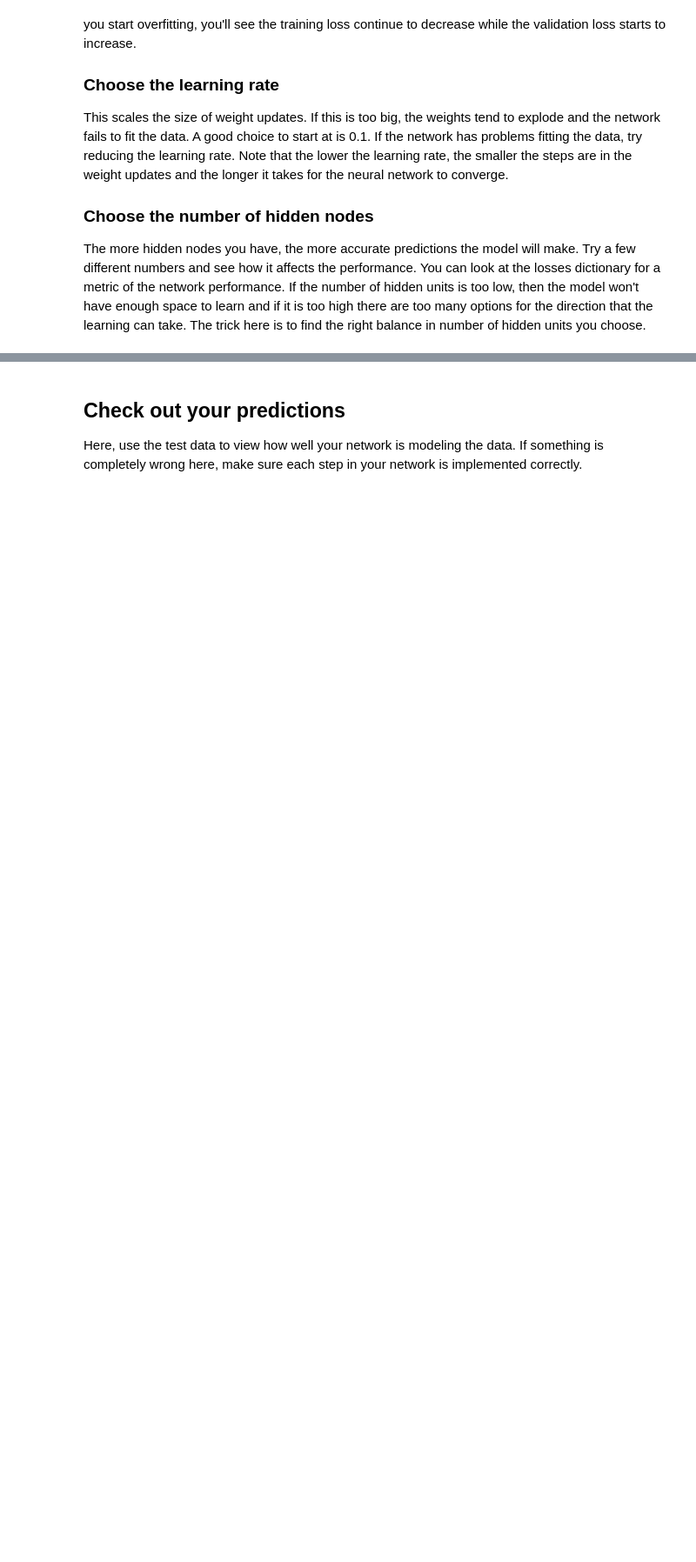
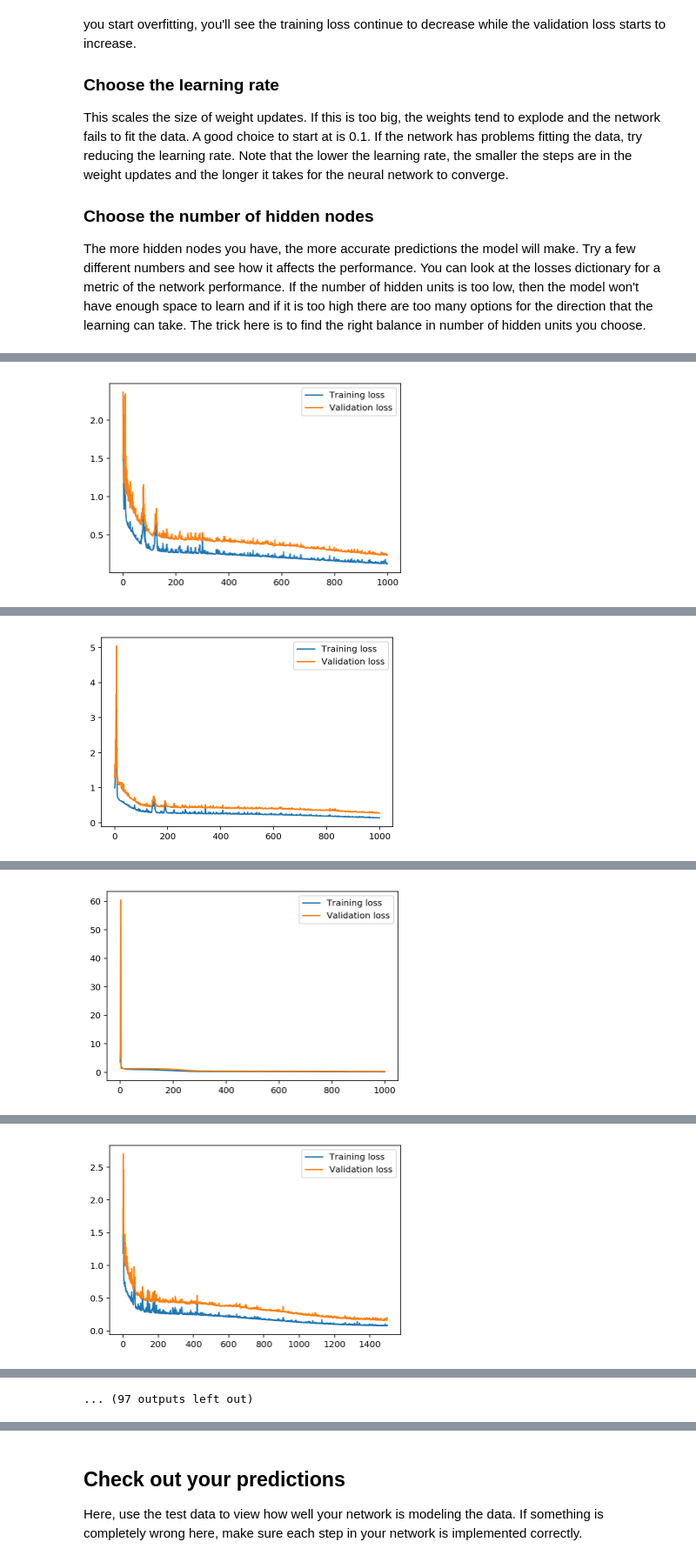
Before and after one commit to jazracherif/udacity_dlnd, a Jupyter notebook: first-neural-network/Your_first_neural_network.ipynb, the cells around one changed output, grey strips where cells are left out. Shown at 87% size. Drawn from its saved outputs; the diff is of its cells as text; code cells hidden in the pictures; blank space fills up the shorter version.

Commit message:
update hyperparameters search with a gridsearch like method

```diff
--- a/first-neural-network/Your_first_neural_network.ipynb
+++ b/first-neural-network/Your_first_neural_network.ipynb
@@ -304,31 +381,49 @@ The more hidden nodes you have, the more accurate predictions the model will mak
 # %%
-import sys
+import itertools
+output_nodes = 1
+lr  = [1, 0.5, 0.1]
+n_iter = [1000, 1500, 2500, 3000, 3500, 4500]
+n_hidden_nodes = [8, 10, 15]
 
-### Set the hyperparameters here ###
-iterations = 1500
-learning_rate = 0.1
-hidden_nodes = 5
-output_nodes = 1
+estimators = []
+for learning_rate,iterations, hidden_nodes in itertools.product(lr, n_iter, n_hidden_nodes):
+    print ("learning_rate,iterations, hidden_nodes", learning_rate,iterations, hidden_nodes)
+    N_i = train_features.shape[1]
+    network = NeuralNetwork(N_i, hidden_nodes, output_nodes, learning_rate)
 
-N_i = train_features.shape[1]
-network = NeuralNetwork(N_i, hidden_nodes, output_nodes, learning_rate)
+    losses = {'train':[], 'validation':[]}
+    estim = {"learning_rate":learning_rate, "iterations":iterations, "hidden_nodes":hidden_nodes}
+    for ii in range(iterations):
+        # Go through a random batch of 128 records from the training data set
+        batch = np.random.choice(train_features.index, size=128)
+        X, y = train_features.ix[batch].values, train_targets.ix[batch]['cnt']
 
-losses = {'train':[], 'validation':[]}
-for ii in range(iterations):
-    # Go through a random batch of 128 records from the training data set
-    batch = np.random.choice(train_features.index, size=128)
-    X, y = train_features.ix[batch].values, train_targets.ix[batch]['cnt']
+        network.train(X, y)
 
-    network.train(X, y)
+        # Printing out the training progress
+        train_loss = MSE(network.run(train_features).T, train_targets['cnt'].values)
+        val_loss = MSE(network.run(val_features).T, val_targets['cnt'].values)
+        sys.stdout.write("\rProgress: {:2.1f}".format(100 * ii/float(iterations)) \
+                         + "% ... Training loss: " + str(train_loss)[:5] \
+                         + " ... Validation loss: " + str(val_loss)[:5])
+        sys.stdout.flush()
 
-    # Printing out the training progress
-    train_loss = MSE(network.run(train_features).T, train_targets['cnt'].values)
-    val_loss = MSE(network.run(val_features).T, val_targets['cnt'].values)
-    sys.stdout.write("\rProgress: {:2.1f}".format(100 * ii/float(iterations)) \
-                     + "% ... Training loss: " + str(train_loss)[:5] \
-                     + " ... Validation loss: " + str(val_loss)[:5])
-    sys.stdout.flush()
+        losses['train'].append(train_loss)
+        losses['validation'].append(val_loss)
 
-    losses['train'].append(train_loss)
-    losses['validation'].append(val_loss)
+    plt.plot(losses['train'], label='Training loss')
+    plt.plot(losses['validation'], label='Validation loss')
+
+    plt.legend()
+    _ = plt.ylim()
+    plt.show()
+    estim["train_loss"]=train_loss
+    estim["val_loss"]=val_loss
+    estim["network"]=network
+
+    estimators.append(estim)
+    print ()
+
+best_estimator = sorted(estimators, key=lambda x:x["val_loss"])
+print (best_estimator)
 # %% [output]
@@ -335,0 +432 @@ Progress: 99.9% ... Training loss: 0.280 ... Validation loss: 0.452
+[figure, added]
@@ -335,0 +435 @@ Progress: 99.9% ... Training loss: 0.280 ... Validation loss: 0.452
+[figure, added]
@@ -335,0 +438 @@ Progress: 99.9% ... Training loss: 0.280 ... Validation loss: 0.452
+[figure, added]
@@ -335,0 +441 @@ Progress: 99.9% ... Training loss: 0.280 ... Validation loss: 0.452
+[figure, added]
@@ -335,0 +448 @@ Progress: 99.9% ... Training loss: 0.280 ... Validation loss: 0.452
+... (97 outputs left out)
```
Also changed, not shown: parts of 7 cells of this notebook, 1 other file.
